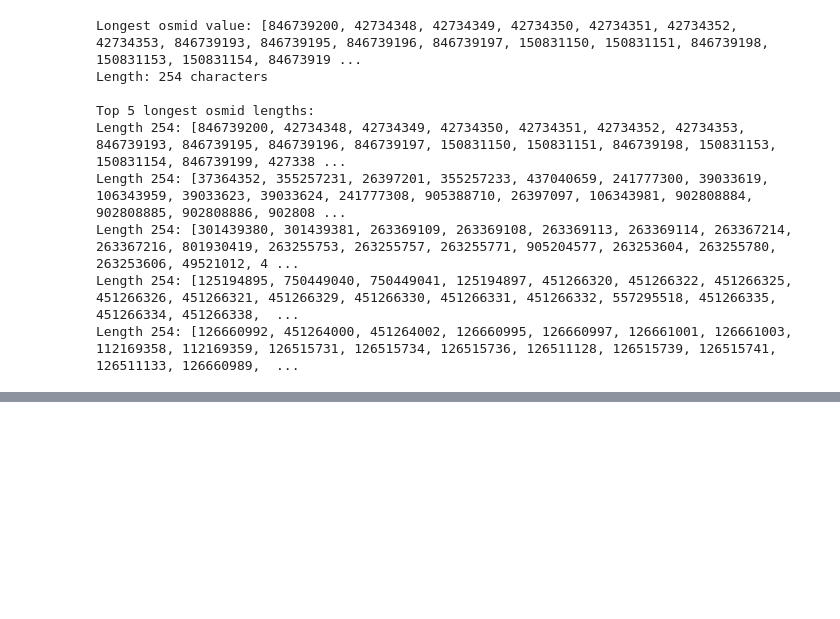
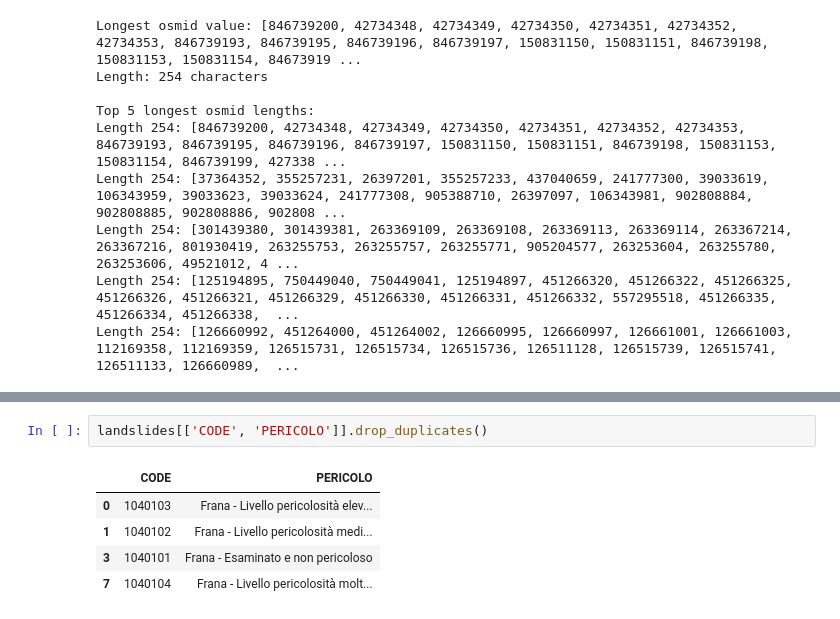
Before and after one commit to Hoegen/Data-Curation-Project, a Jupyter notebook: 0. EDA.ipynb, the cells around one changed output, grey strips where cells are left out. Drawn from its saved outputs; the diff is of its cells as text; blank space fills up the shorter version.

```diff
--- a/0. EDA.ipynb
+++ b/0. EDA.ipynb
@@ -895,0 +955,8 @@ Length 254: [126660992, 451264000, 451264002, 126660995, 126660997, 126661001, 1
+# %%
+landslides[['CODE', 'PERICOLO']].drop_duplicates()
+# %% [output]
+|  | CODE | PERICOLO |
+| 0 | 1040103 | Frana - Livello pericolosità elev... |
+| 1 | 1040102 | Frana - Livello pericolosità medi... |
+| 3 | 1040101 | Frana - Esaminato e non pericoloso |
+| 7 | 1040104 | Frana - Livello pericolosità molt... |
```
Also changed, not shown: parts of 7 cells of this notebook, 3 other files.
